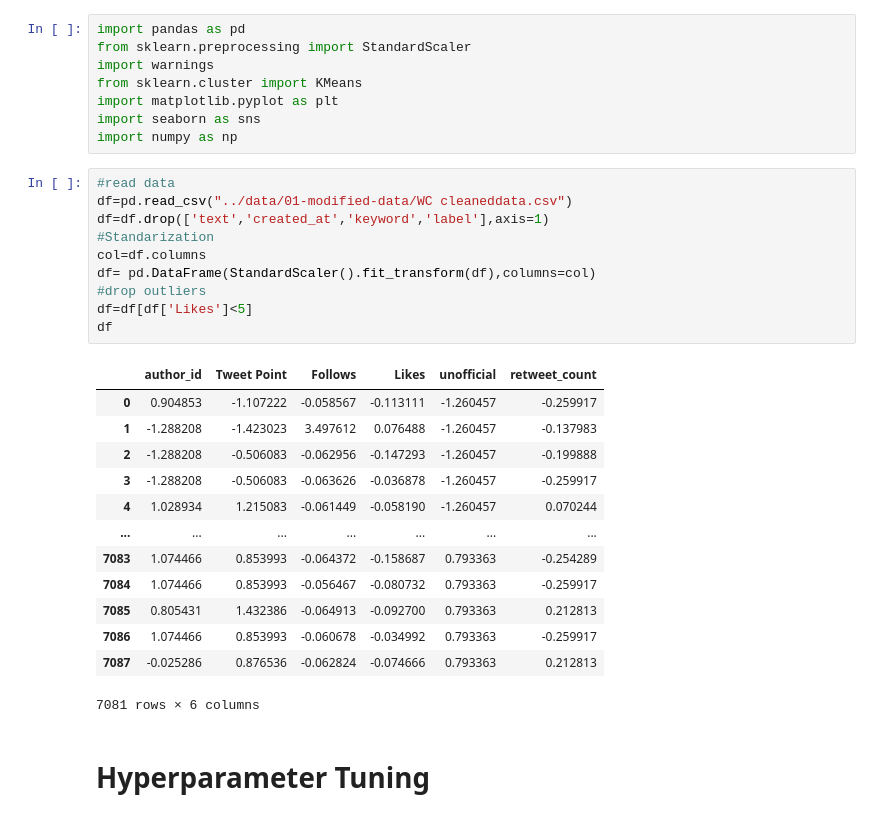
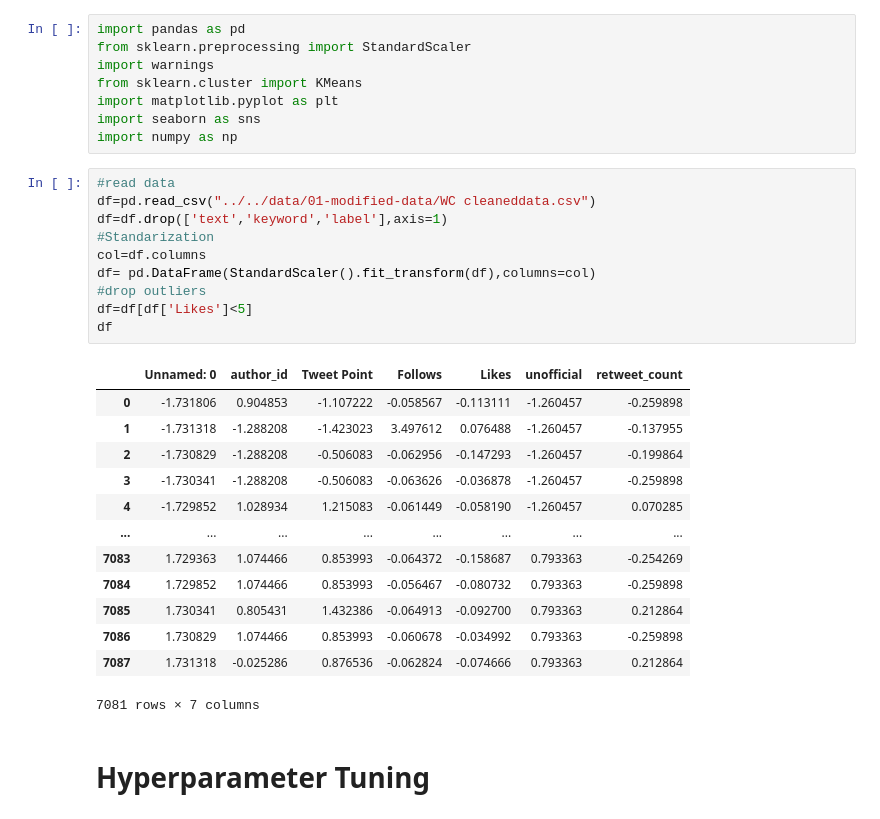
Before and after one commit to anly501/anly-501-project-ADW10, a Jupyter notebook: codes/05-Cluster/Cluster.ipynb, the cells around one changed output. Drawn from its saved outputs; the diff is of its cells as text.

```diff
--- a/codes/05-Cluster/Cluster.ipynb
+++ b/codes/05-Cluster/Cluster.ipynb
@@ -32,28 +46,28 @@ import seaborn as sns
 import numpy as np
 # %%
 #read data
-df=pd.read_csv("../data/01-modified-data/WC cleaneddata.csv")
-df=df.drop(['text','created_at','keyword','label'],axis=1)
+df=pd.read_csv("../../data/01-modified-data/WC cleaneddata.csv")
+df=df.drop(['text','keyword','label'],axis=1)
 #Standarization
 col=df.columns
 df= pd.DataFrame(StandardScaler().fit_transform(df),columns=col)
 #drop outliers
 df=df[df['Likes']<5]
 df
 # %% [output]
-|  | author_id | Tweet Point | Follows | Likes | unofficial | retweet_count |
-| 0 | 0.904853 | -1.107222 | -0.058567 | -0.113111 | -1.260457 | -0.259917 |
-| 1 | -1.288208 | -1.423023 | 3.497612 | 0.076488 | -1.260457 | -0.137983 |
-| 2 | -1.288208 | -0.506083 | -0.062956 | -0.147293 | -1.260457 | -0.199888 |
-| 3 | -1.288208 | -0.506083 | -0.063626 | -0.036878 | -1.260457 | -0.259917 |
-| 4 | 1.028934 | 1.215083 | -0.061449 | -0.058190 | -1.260457 | 0.070244 |
-| ... | ... | ... | ... | ... | ... | ... |
-| 7083 | 1.074466 | 0.853993 | -0.064372 | -0.158687 | 0.793363 | -0.254289 |
-| 7084 | 1.074466 | 0.853993 | -0.056467 | -0.080732 | 0.793363 | -0.259917 |
-| 7085 | 0.805431 | 1.432386 | -0.064913 | -0.092700 | 0.793363 | 0.212813 |
-| 7086 | 1.074466 | 0.853993 | -0.060678 | -0.034992 | 0.793363 | -0.259917 |
-| 7087 | -0.025286 | 0.876536 | -0.062824 | -0.074666 | 0.793363 | 0.212813 |
+|  | Unnamed: 0 | author_id | Tweet Point | Follows | Likes | unofficial | retweet_count |
+| 0 | -1.731806 | 0.904853 | -1.107222 | -0.058567 | -0.113111 | -1.260457 | -0.259898 |
+| 1 | -1.731318 | -1.288208 | -1.423023 | 3.497612 | 0.076488 | -1.260457 | -0.137955 |
+| 2 | -1.730829 | -1.288208 | -0.506083 | -0.062956 | -0.147293 | -1.260457 | -0.199864 |
+| 3 | -1.730341 | -1.288208 | -0.506083 | -0.063626 | -0.036878 | -1.260457 | -0.259898 |
+| 4 | -1.729852 | 1.028934 | 1.215083 | -0.061449 | -0.058190 | -1.260457 | 0.070285 |
+| ... | ... | ... | ... | ... | ... | ... | ... |
+| 7083 | 1.729363 | 1.074466 | 0.853993 | -0.064372 | -0.158687 | 0.793363 | -0.254269 |
+| 7084 | 1.729852 | 1.074466 | 0.853993 | -0.056467 | -0.080732 | 0.793363 | -0.259898 |
+| 7085 | 1.730341 | 0.805431 | 1.432386 | -0.064913 | -0.092700 | 0.793363 | 0.212864 |
+| 7086 | 1.730829 | 1.074466 | 0.853993 | -0.060678 | -0.034992 | 0.793363 | -0.259898 |
+| 7087 | 1.731318 | -0.025286 | 0.876536 | -0.062824 | -0.074666 | 0.793363 | 0.212864 |
-7081 rows × 6 columns
+7081 rows × 7 columns
 # %% [markdown]
 # Hyperparameter Tuning
 # %% [markdown]
```
Also changed, not shown: parts of 5 cells of this notebook, 2 other files.
